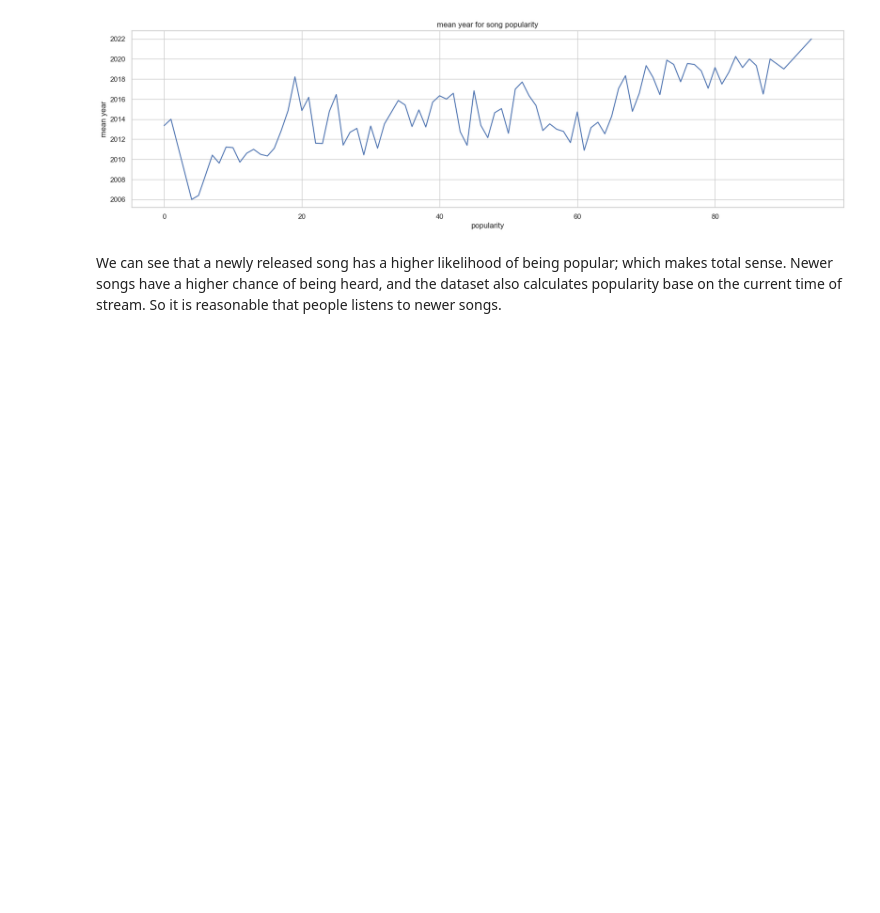
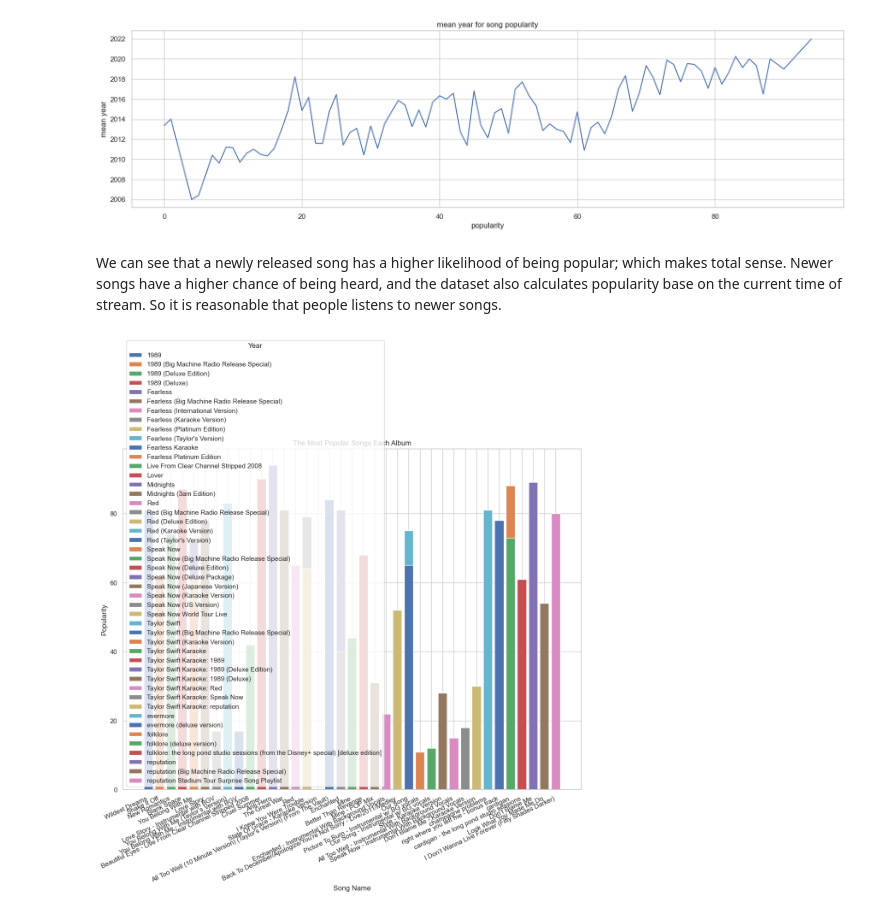
Before and after one commit to yussyafridayusfi/Spotify-EDA-TaylorSwift, a Jupyter notebook: data_viz.ipynb, the cells around one changed output. Saved outputs shown, nothing was run; the diff lists cells and outputs as text; code cells hidden in the pictures; blank space fills up the shorter version.

```diff
--- a/data_viz.ipynb
+++ b/data_viz.ipynb
@@ -259,3 +268,28 @@ Text(0.5, 1.0, 'mean year for song popularity')
 [figure]
 # %% [markdown]
 We can see that a newly released song has a higher likelihood of being popular; which makes total sense. Newer songs have a higher chance of being heard, and the dataset also calculates popularity base on the current time of stream. So it is reasonable that people listens to newer songs.
+# %%
+top_songs_per_album = df.groupby('album').apply(
+    lambda group: group.nlargest(1, 'popularity')).reset_index(drop=True)
+
+# Plotting
+plt.figure(figsize=(12, 12))
+for year, year_data in top_songs_per_album.groupby('album'):
+    plt.bar(year_data['name'], year_data['popularity'], label=year)
+
+plt.xlabel('Song Name')
+plt.ylabel('Popularity')
+plt.title('The Most Popular Songs Each Album')
+plt.xticks(rotation=25, ha='right')
+plt.legend(title='Year')
+plt.tight_layout()
+
+plt.show()
+import nltk
+import re
+import string
+from wordcloud import WordCloud,STOPWORDS
+from nltk.stem.porter import PorterStemmer
+from sklearn.feature_extraction.text import TfidfVectorizer
+# %% [output]
+[figure, added]
```
Also changed, not shown: parts of 4 cells of this notebook.
